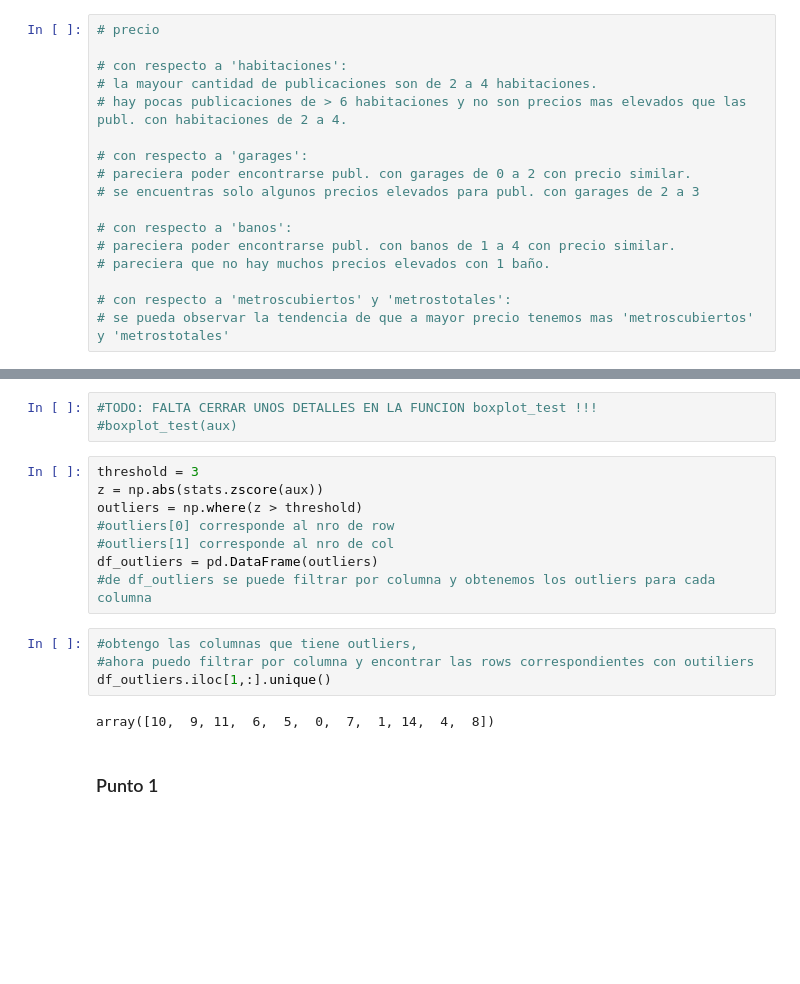
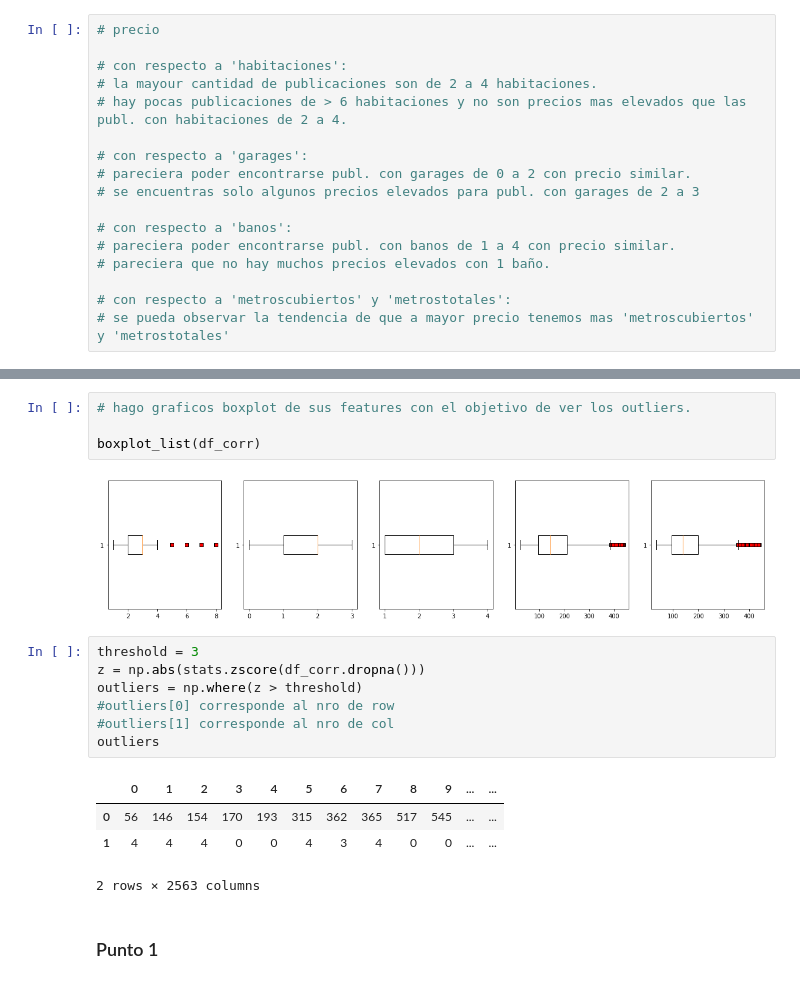
Before and after one commit to nbuzzano/7506-zonaprop, a Jupyter notebook: zonaprop-data-analysis.ipynb, the cells around one changed output, grey strips where cells are left out. Cells and saved outputs as stored; diff of their text form; blank space fills up the shorter version.

```diff
--- a/zonaprop-data-analysis.ipynb
+++ b/zonaprop-data-analysis.ipynb
@@ -363,20 +341,21 @@ boxplot_list(df_numerico)
-# %%
-#TODO: FALTA CERRAR UNOS DETALLES EN LA FUNCION boxplot_test !!!
-#boxplot_test(aux)
+# %%
+# hago graficos boxplot de sus features con el objetivo de ver los outliers.
+
+boxplot_list(df_corr)
+# %% [output]
+[figure, added]
 # %%
 threshold = 3
-z = np.abs(stats.zscore(aux))
+z = np.abs(stats.zscore(df_corr.dropna()))
 outliers = np.where(z > threshold)
 #outliers[0] corresponde al nro de row
 #outliers[1] corresponde al nro de col
-df_outliers = pd.DataFrame(outliers)
-#de df_outliers se puede filtrar por columna y obtenemos los outliers para cada columna
+outliers
+# %% [output]
+|  | 0 | 1 | 2 | 3 | 4 | 5 | 6 | 7 | 8 | 9 | ... | ... |
+| 0 | 56 | 146 | 154 | 170 | 193 | 315 | 362 | 365 | 517 | 545 | ... | ... |
+| 1 | 4 | 4 | 4 | 0 | 0 | 4 | 3 | 4 | 0 | 0 | ... | ... |
+2 rows × 2563 columns
-# %%
-#obtengo las columnas que tiene outliers,
-#ahora puedo filtrar por columna y encontrar las rows correspondientes con outiliers
-df_outliers.iloc[1,:].unique()
-# %% [output]
-array([10,  9, 11,  6,  5,  0,  7,  1, 14,  4,  8])
 # %% [markdown]
 ### Punto 1
 # %%
```
Also changed, not shown: parts of 8 cells of this notebook.
